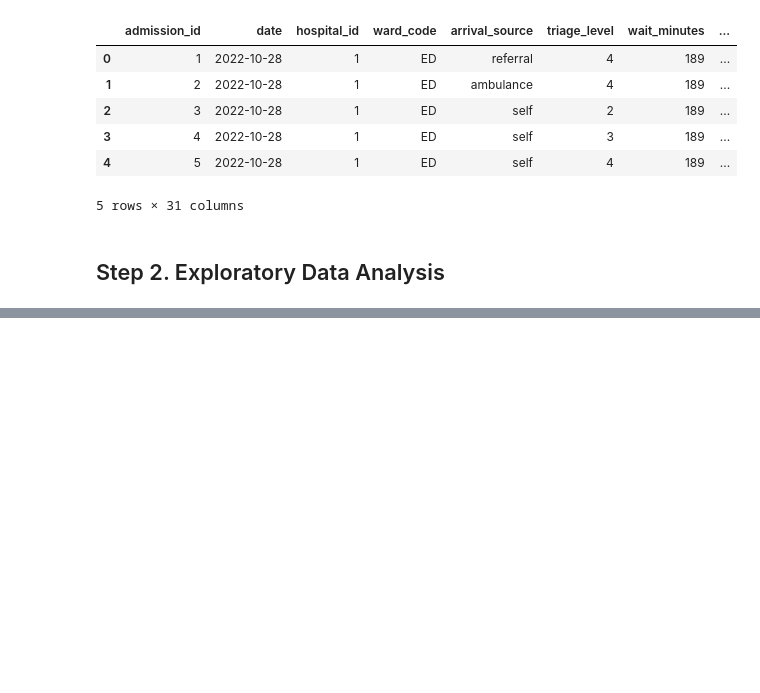
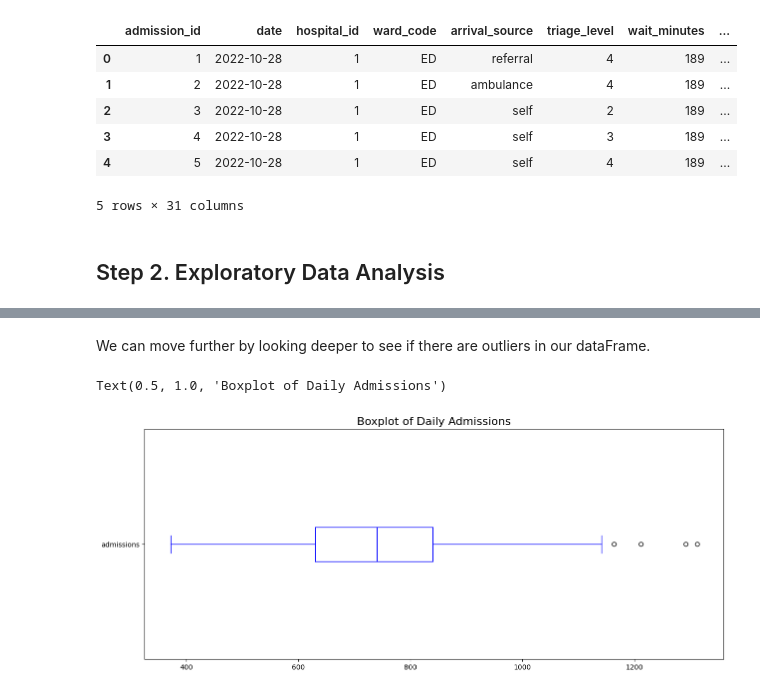
Before and after one commit to barocky10z/Heal-Sight-Prediction, a Jupyter notebook: Amdari-HealSight-Prediction/Preprocessing/dataCleaning.ipynb, the cells around one changed output, grey strips where cells are left out. Cells and saved outputs as stored; diff of their text form; code cells hidden in the pictures; blank space fills up the shorter version.

Commit message:
further improvements

```diff
--- a/Amdari-HealSight-Prediction/Preprocessing/dataCleaning.ipynb
+++ b/Amdari-HealSight-Prediction/Preprocessing/dataCleaning.ipynb
@@ -612,0 +591,12 @@ daily_inflow.head()
+# %% [markdown]
+We can move further by looking deeper to see if there are outliers in our dataFrame.
+# %%
+# Using boxplots to look for outliers in the daily inflow dataFrame
+
+# Matplotlib version
+fig, ax = plt.subplots(figsize=(15, 6))
+daily_inflow["admissions"].plot.box(ax=ax, vert=False, color='blue')
+ax.set_title('Boxplot of Daily Admissions', fontsize=16)
+# %% [output]
+Text(0.5, 1.0, 'Boxplot of Daily Admissions')
+[figure, added]
```
Also changed, not shown: parts of 36 cells of this notebook, 1 other file.
